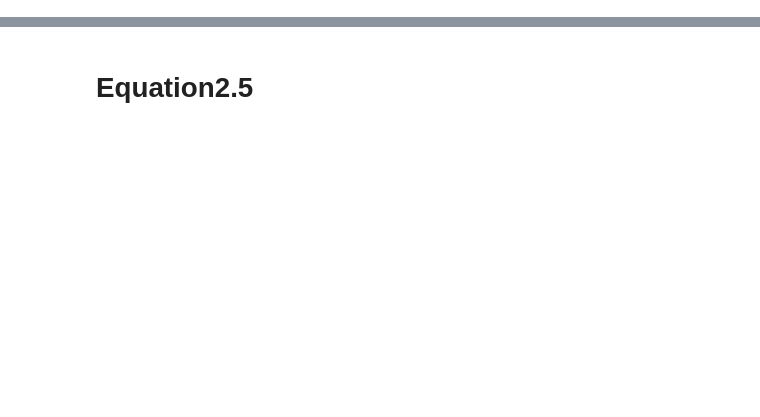
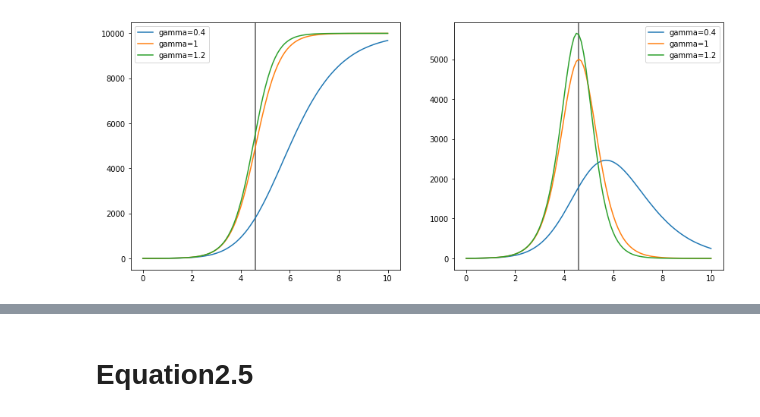
Before and after one commit to sgounane/covid19, a Jupyter notebook: jupyter/logistic/gounane_yassir.ipynb, the cells around one changed output, grey strips where cells are left out. Saved outputs shown, nothing was run; the diff lists cells and outputs as text; code cells hidden in the pictures; blank space fills up the shorter version.

```diff
--- a/jupyter/logistic/gounane_yassir.ipynb
+++ b/jupyter/logistic/gounane_yassir.ipynb
@@ -47,0 +113,41 @@ def logistic(t,a,b,c):
+# %%
+def logisticG(t,tau,r,k,gamma):
+    return k/((1+np.exp(-gamma*r*(t-tau)))**(1/gamma))
+
+def logisticGf(t,tau,r,k,gamma):
+  return r*k*np.exp(-r*gamma*(t-tau))/((1+np.exp(-r*gamma*(t-tau)))**(1+(1./gamma)))
+# %%
+k=1e4
+t=np.linspace(0,10,101)
+fig, axs= plt.subplots(1, 2,sharex=True,figsize=[14, 6])
+r=2
+gamma=0.4
+tau=(np.log(k**gamma-1))/(r*gamma)
+i0=logisticG(0,tau,r,k,gamma)
+l=logisticG(t,tau,r,k,gamma)
+lf=logisticGf(t,tau,r,k,gamma)
+axs[0].axvspan(tau, tau,linestyle="-", color='gray')
+axs[0].plot(t,logisticG(t,tau,r,k,gamma),label="gamma="+str(gamma))
+axs[1].axvspan(tau, tau, linestyle="-",color='gray')
+axs[1].plot(t,logisticGf(t,tau,r,k,gamma),label="gamma="+str(gamma))
+
+
+gamma=1
+tau=(np.log(k**gamma-1))/(r*gamma)
+axs[0].axvspan(tau, tau,linestyle="-", color='gray')
+axs[0].plot(t,logisticG(t,tau,r,k,gamma),label="gamma="+str(gamma))
+axs[1].axvspan(tau, tau, linestyle="-",color='gray')
+axs[1].plot(t,logisticGf(t,tau,r,k,gamma),label="gamma="+str(gamma))
+
+
+gamma=1.2
+tau=(np.log(k**gamma-1))/(r*gamma)
+axs[0].axvspan(tau, tau,linestyle="-", color='gray')
+axs[0].plot(t,logisticG(t,tau,r,k,gamma),label="gamma="+str(gamma))
+axs[1].axvspan(tau, tau, linestyle="-",color='gray')
+axs[1].plot(t,logisticGf(t,tau,r,k,gamma),label="gamma="+str(gamma))
+axs[1].legend()
+axs[0].legend()
+fig.savefig("logisticG.png", dpi=150)
+# %% [output]
+[figure, added]
```
Also changed, not shown: parts of 47 cells of this notebook, 8 other files.
